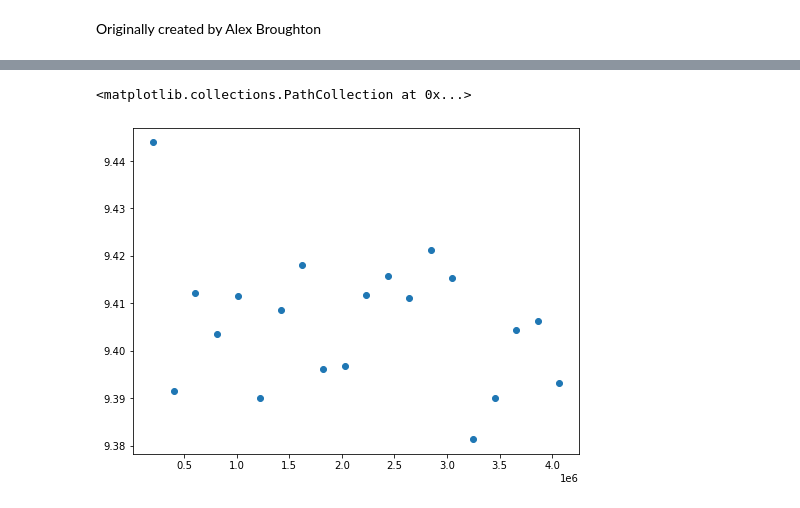
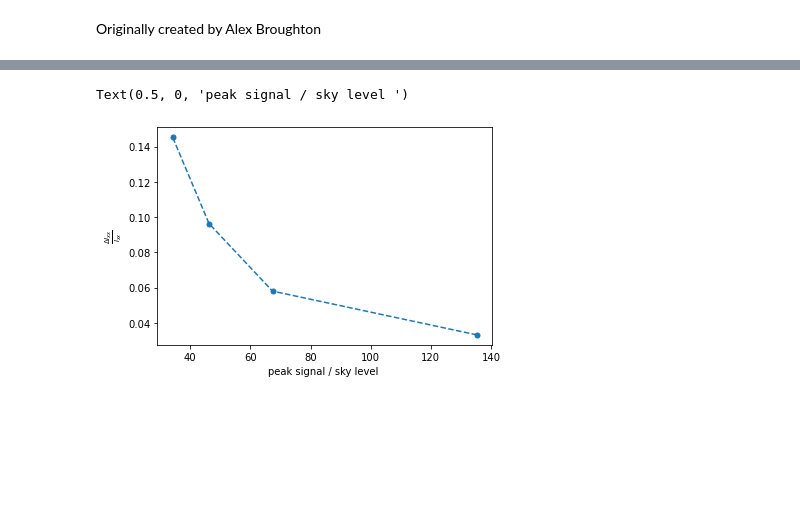
Before and after one commit to Alex-Broughton/run5, a Jupyter notebook: BF/notebooks/Galsim-BF-SkyBackgroundAnalysis.ipynb, the cells around one changed output, grey strips where cells are left out. Drawn from its saved outputs; the diff is of its cells as text; code cells hidden in the pictures; blank space fills up the shorter version.

```diff
--- a/BF/notebooks/Galsim-BF-SkyBackgroundAnalysis.ipynb
+++ b/BF/notebooks/Galsim-BF-SkyBackgroundAnalysis.ipynb
@@ -87,56 +117,13 @@ plt.scatter(fluxes, sigmas)
-# %%
-# model atmospheric turbulence as a VonKarman, with some small shear
-#gprof = galsim.VonKarman(lam=1000.,r0=0.2,L0=10.0).shear(g1=0.06, g2=-0.05)
-
-# add 4.5 microns sigma of Gaussian to model diffusion
-# convert 4.5 microns to arcsec with factor 0.2"/10micron
-pixscale = 0.2/10.e-6
-dprof = galsim.Gaussian(sigma=2.30677178e-6*pixscale)
-
-# Airy function to simulate diffraction through mask
-lam_over_diam = 0.00000475*(680./450.)  # radians
-lam_over_diam *= 206265  # Convert to arcsec
-airy = galsim.Airy(lam_over_diam)
-
-# Create a flat spectral energy density profile
-sed = galsim.SED('wave**1.0',wave_type="nm", flux_type="1")
-
-# Define the galaxy profile (returns instance of ChromaticObject)
-chromatic_obj = galsim.Convolve([dprof,airy]) * sed
-
-
-stamps = []
-for n in range(20):
-
-    # Select a single wavelength in nm (returns instance of GSObject)
-    prof = chromatic_obj.evaluateAtWavelength(680.0).withFlux(305180*.91893*1.08*.93*1.08*1.006*.95 * (n+1)*(1/1.25))
-
-    # add BF effect
-    #sensor = galsim.SiliconSensor(strength = 1.4, diffusion_factor=1.75, nrecalc=1000)
-    #sensor = galsim.SiliconSensor(strength = 1., diffusion_factor=1., nrecalc=1000)
-
-    # draw image
-    blank_image = galsim.Image(33,33,scale=0.2,xmin=0,ymin=0,dtype=np.float64)
-    star_image = prof.drawImage(image=blank_image, scale=0.2, method="phot", save_photons=True, add_to_image=True)
-    star_image.addNoise(galsim.GaussianNoise(sigma=n*1.5))
-
-    stamps.append(galsim.Image(star_image.array))
-
-
-# calculate HSM moments (these are in pixel coordinates)
-sigmas = []
-fluxes = []
-for stamp in stamps:
-    #mom = stamps[0].FindAdaptiveMom(weight=None, strict=False)
-    results = stamp.FindAdaptiveMom()
-    Ixx, Iyy, Ixy = calc2ndMom(results)
-    sigmas.append(Ixx)
-    fluxes.append(results.moments_amp)
-
-
-# plot it
-plt.figure(figsize=(8,6))
-plt.scatter(fluxes, sigmas)
-# %% [output]
-<matplotlib.collections.PathCollection at 0x...>
-[figure, removed]
+# %%
+x, y, p = [], [], []
+for n in range(5):
+    x.append(40*n)
+    p.append(peakSignal[sky==40*n][0])
+    y.append((Ixx[sky==40*n][0] - IXX_0) / IXX_0)
+
+plt.plot(np.asarray(p)/np.asarray(x), np.asarray(y), "o--", markersize=5)
+plt.ylabel(r"$\frac{\Delta I_{xx}}{I_{xx}}$")
+plt.xlabel("peak signal / sky level ")
+# %% [output]
+Text(0.5, 0, 'peak signal / sky level ')
+[figure, added]
```
Also changed, not shown: parts of 20 cells of this notebook, 22 other files.
